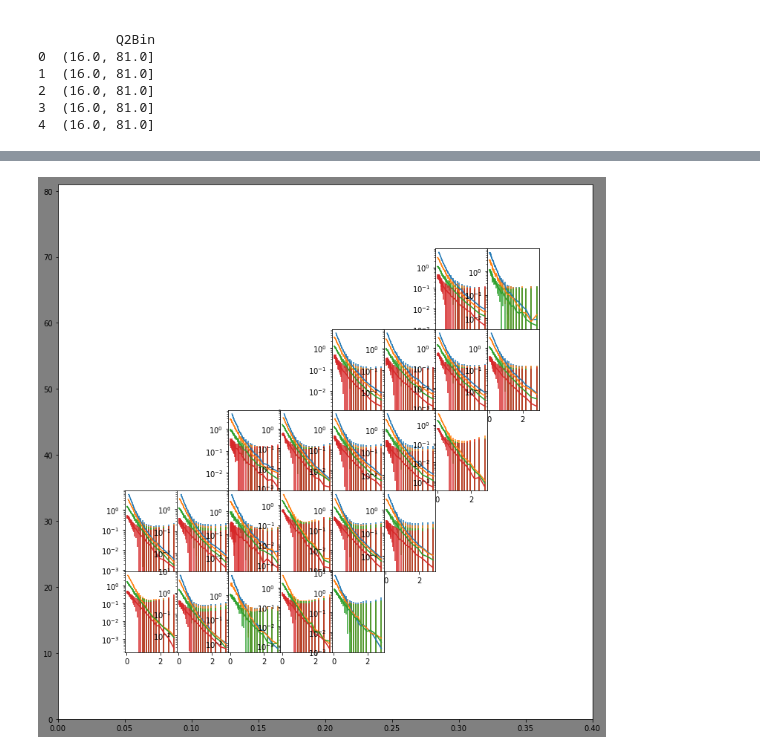
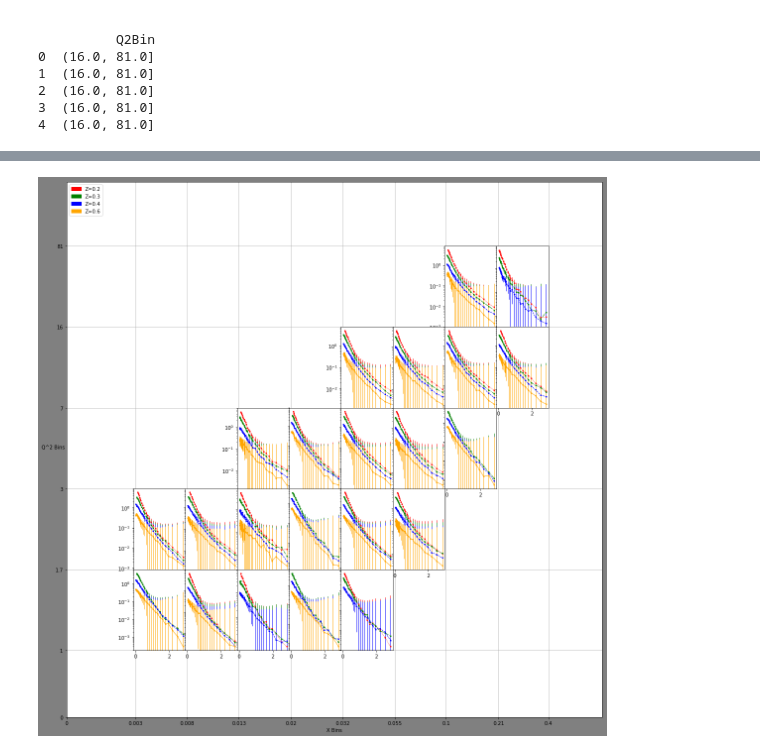
Before and after one commit to prokudin/PSU-PHYS296, a Jupyter notebook: Python/notebooks/COMPSSplot.ipynb, the cells around one changed output, grey strips where cells are left out. Saved outputs shown, nothing was run; the diff lists cells and outputs as text; code cells hidden in the pictures.

```diff
--- a/Python/notebooks/COMPSSplot.ipynb
+++ b/Python/notebooks/COMPSSplot.ipynb
@@ -81,12 +82,19 @@ groups=[['a','A'],['a','B'], ['b','A'], ['b','B'], ['c','A'], ['c','B'], ['c','C
 z=[0.2,0.3,0.4,0.6]
 xlim,Q2lim=[0.0,0.4],[0.0,81.0]
 gridmap=[6,7,12,13,14,15,18,19,20,21,22,24,25,26,27,28,29,32,33,34,35,36] #map of ith subplots on 5x8 grid
+shairYax=[6,12,18,24,32] #Subplots with y-axes ticks
+shairXax=[15,22,29,32,33,34,35,36] #Subplots with x-axes ticks
+Zcolor=["red","green","blue","orange"]
+Zmark=["o","o","o","o"]
+Zline=[':','-.','--','-']
 # %%
 ## testing
-for group,grid in zip(range(len(groups)),gridmap):
+for group,grid in zip(range(len(groups)),gridmap):#zip merges >= 2 list into one interable set
     print groups[group][0]
     print groups[group][1]
     print grid
+    for i in z:
+        print i
 #for group in range(len(groups)):
 #    print groups[group][0]
 #    print groups[group][1]
@@ -93,22 +119,43 @@ for group,grid in zip(range(len(groups)),gridmap):
 # %%
 ## Ploting
-fig=plt.figure(figsize=(10, 10),facecolor="gray") # figsize=wxh in inches
+fig=plt.figure(figsize=(15, 15),facecolor="gray") # figsize=wxh in inches
 
 globalGrid=gridspec.GridSpec(1, 1, wspace=0.0, hspace=0.0) #the axis to put subplot grid in
 innerGrid=gridspec.GridSpecFromSubplotSpec(5, 8, subplot_spec=globalGrid[0], wspace=0.0, hspace=0.0) #subplot grid
 
-#ax=fig.add_subplot(globalGrid[0])
-ax=fig.add_axes([0,0,1,1],xlim=xlim,ylim=Q2lim)
-#ax.yaxis.set_ticks([1,1.7,3,7,16,81])
-#ax.xaxis.set_ticks([0.003,0.008,0.013,0.02,0.032,0.055,0.1,0.21,0.4])
+# Set custom ticks
+ax=fig.add_axes([0,0,1,1])
+ax.yaxis.set_ticks([ 0.,0.1245,0.2755,0.427,0.57752,0.729,0.8805])
+ax.xaxis.set_ticks([0,0.1285,0.2255,0.322,0.419,0.516,0.613,0.709,0.71+0.097,0.9])
+ax.set_yticklabels([0]+Q2Bin)
+ax.set_xticklabels([0]+xBin)
 
+# Set title and axis labels
+#ax.title("COMPASS Data")
+ax.set_ylabel("Q^2 Bins",rotation="horizontal")
+ax.set_xlabel("X Bins")
+
+# Set legend
+Zpatch1 = mpatches.Patch(color=Zcolor[0], label='Z=0.2')
+Zpatch2 = mpatches.Patch(color=Zcolor[1], label='Z=0.3')
+Zpatch3 = mpatches.Patch(color=Zcolor[2], label='Z=0.4')
+Zpatch4 = mpatches.Patch(color=Zcolor[3], label='Z=0.6')
+ax.legend(handles=[Zpatch1,Zpatch2,Zpatch3,Zpatch4],loc='upper left')
+ax.grid()
 
 for group,grid in zip(range(len(groups)),gridmap):
     data_bin=data5001.query('xClas=="%s" and Q2Clas=="%s"' %(groups[group][0],groups[group][1]))
+    k=0 #counter
     for i in z:
         ax = fig.add_subplot(innerGrid[grid])
         ax.set_yscale("log")
-        ax.errorbar(data_bin.pT2[data_bin.z==i],data_bin.value[data_bin.z==i],
-                   data_bin.delta[data_bin.z==i])
+        ax.errorbar(data_bin.pT2[data_bin.z==i],data_bin.value[data_bin.z==i],#x,y
+                    data_bin.delta[data_bin.z==i],#errorbars
+                    color=Zcolor[k],marker=Zmark[k],linestyle=Zline[k],linewidth=1,markersize=2)#line properties
+        if grid not in shairYax:
+            ax.set_yticklabels('')
+        if grid not in shairXax:
+            ax.set_xticklabels('')
+        k+=1 #add one to counter
 # %% [output]
-[figure, old version]
+[figure, new version]
```
Also changed, not shown: parts of 3 cells of this notebook, 3 other files.
